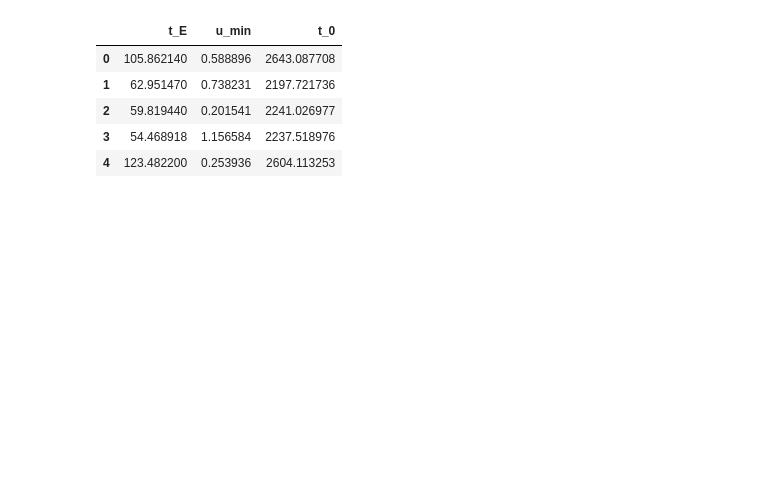
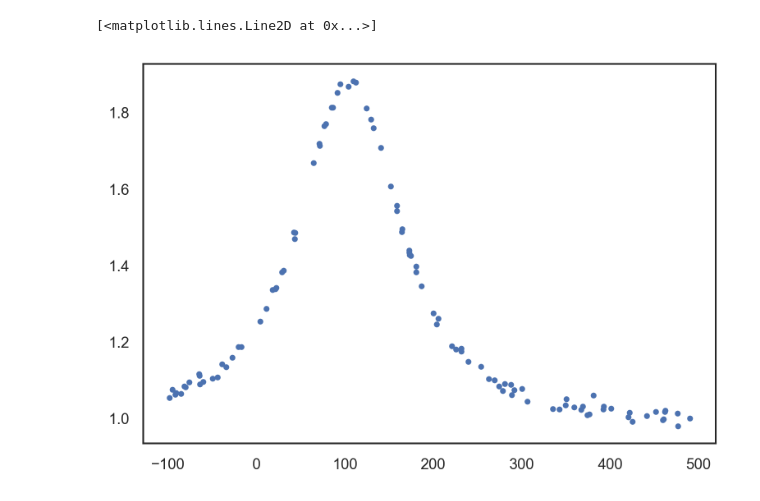
Before and after one commit to MadgwickK/MLPhysicalWorld, a Jupyter notebook: BO_simulationdata.ipynb, the cells around one changed output. Drawn from its saved outputs; the diff is of its cells as text; code cells hidden in the pictures; blank space fills up the shorter version.

Commit message:
added simulation data with BO runs

```diff
--- a/BO_simulationdata.ipynb
+++ b/BO_simulationdata.ipynb
@@ -30,22 +31,10 @@ params_df = pd.read_csv(
 )
 
 params_df = params_df.head(5).copy()
-# %%
-# for each colum in the dataframe, we will first generate simulated data,
-# then apply the BO pipeline on the simulated data to estimate the parameters
-
-for i in range(len(params_df)):
-    t_E = params_df.iloc[i]["t_E"]
-    u_min = params_df.iloc[i]["u_min"]
-    t_0 = params_df.iloc[i]["t_0"]
-    truevalues = [t_E, u_min, t_0]
-
-    # generate simulated data
-    times, mags = noisy_data_calc(-100, 100, truevalues, 0.1, 101)
-# %% [output]
-|  | t_E | u_min | t_0 |
-| 0 | 105.862140 | 0.588896 | 2643.087708 |
-| 1 | 62.951470 | 0.738231 | 2197.721736 |
-| 2 | 59.819440 | 0.201541 | 2241.026977 |
-| 3 | 54.468918 | 1.156584 | 2237.518976 |
-| 4 | 123.482200 | 0.253936 | 2604.113253 |
+# %%
+truevalues = [105, 0.6, 2643]
+time, mags = noisy_data_calc(-100, 500, truevalues, 0.01, 101, 105)
+plt.plot(time, mags, ".")
+# %% [output]
+[<matplotlib.lines.Line2D at 0x...>]
+[figure, added]
```
Also changed, not shown: parts of 4 cells of this notebook, 9 other files.
